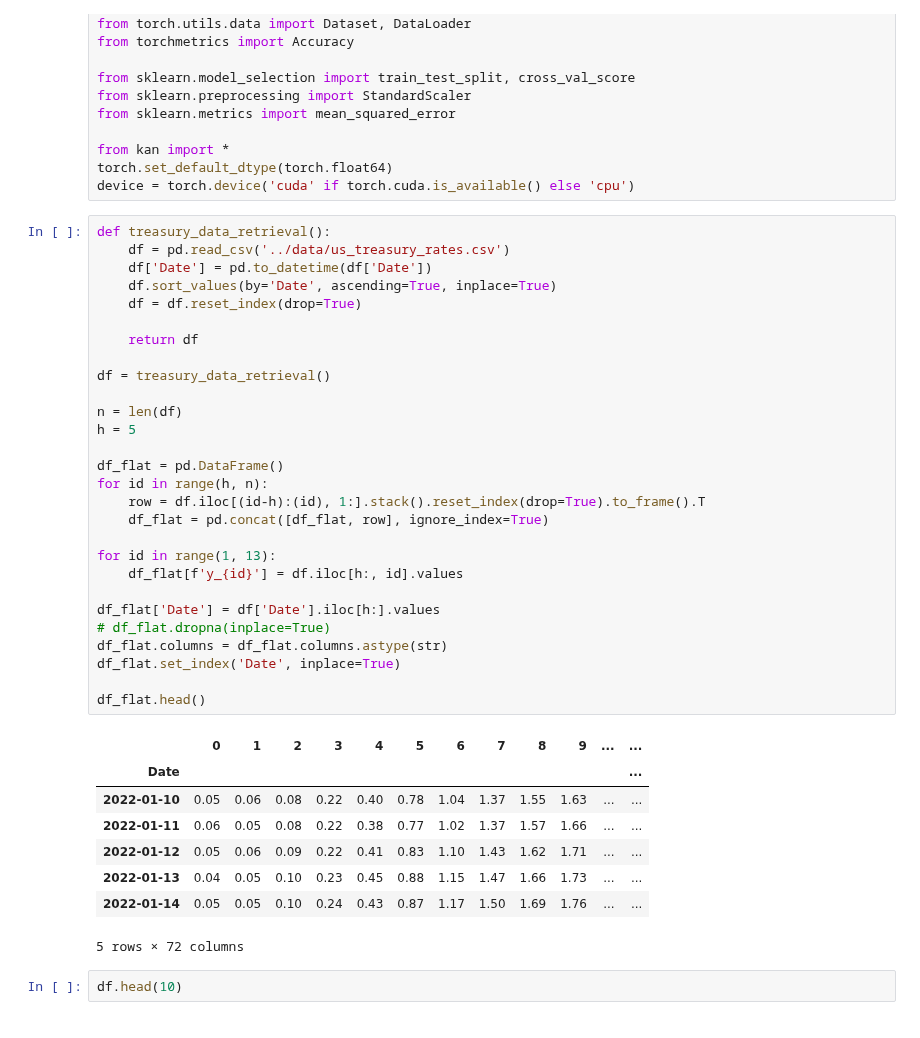
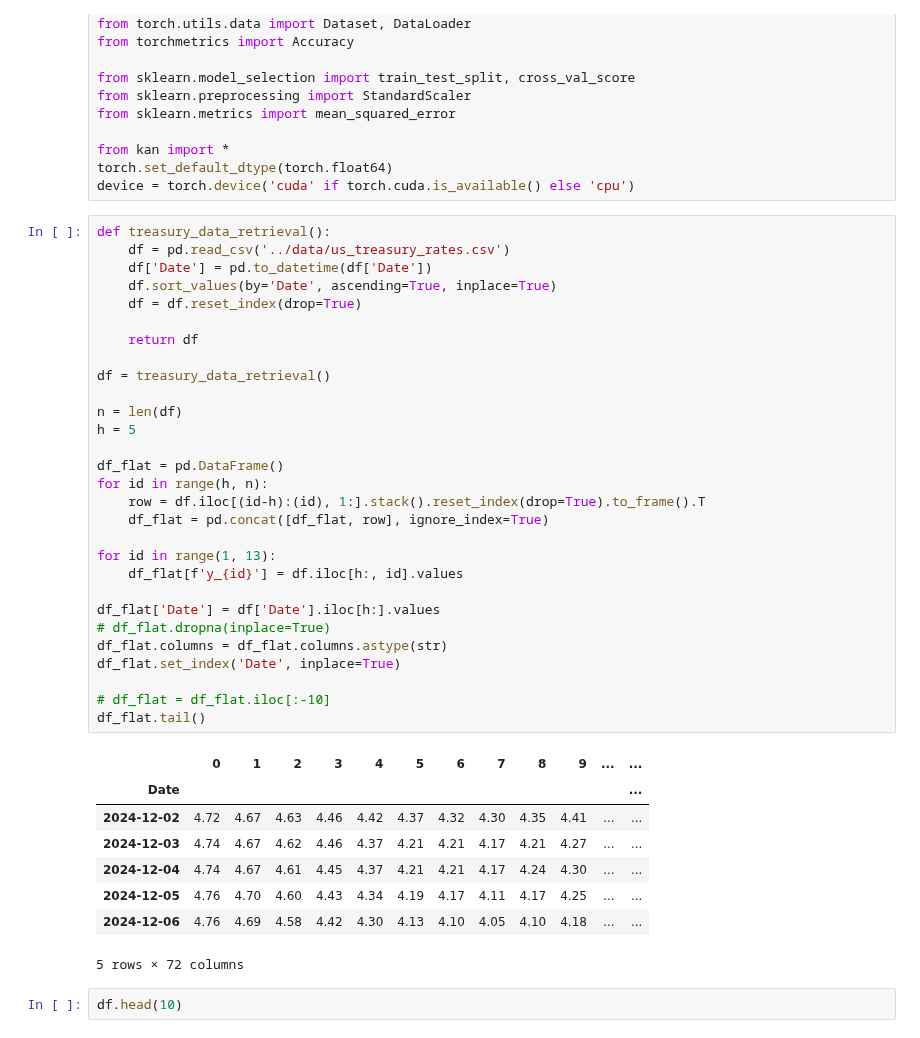
Before and after one commit to QuanPham19/functional-kan, a Jupyter notebook: phase_1/notebooks_treasury/treasury_multi_kan.ipynb, the cells around one changed output. Saved outputs shown, nothing was run; the diff lists cells and outputs as text.

```diff
--- a/phase_1/notebooks_treasury/treasury_multi_kan.ipynb
+++ b/phase_1/notebooks_treasury/treasury_multi_kan.ipynb
@@ -18,39 +18,40 @@ device = torch.device('cuda' if torch.cuda.is_available() else 'cpu')
 # %%
 def treasury_data_retrieval():
     df = pd.read_csv('../data/us_treasury_rates.csv')
     df['Date'] = pd.to_datetime(df['Date'])
     df.sort_values(by='Date', ascending=True, inplace=True)
     df = df.reset_index(drop=True)
 
     return df
 
 df = treasury_data_retrieval()
 
 n = len(df)
 h = 5
 
 df_flat = pd.DataFrame()
 for id in range(h, n):
     row = df.iloc[(id-h):(id), 1:].stack().reset_index(drop=True).to_frame().T
     df_flat = pd.concat([df_flat, row], ignore_index=True)
 
 for id in range(1, 13):
     df_flat[f'y_{id}'] = df.iloc[h:, id].values
 
 df_flat['Date'] = df['Date'].iloc[h:].values
 # df_flat.dropna(inplace=True)
 df_flat.columns = df_flat.columns.astype(str)
 df_flat.set_index('Date', inplace=True)
 
-df_flat.head()
+# df_flat = df_flat.iloc[:-10]
+df_flat.tail()
 # %% [output]
 |  | 0 | 1 | 2 | 3 | 4 | 5 | 6 | 7 | 8 | 9 | ... | ... |
 | Date |  |  |  |  |  |  |  |  |  |  |  | ... |
-| 2022-01-10 | 0.05 | 0.06 | 0.08 | 0.22 | 0.40 | 0.78 | 1.04 | 1.37 | 1.55 | 1.63 | ... | ... |
-| 2022-01-11 | 0.06 | 0.05 | 0.08 | 0.22 | 0.38 | 0.77 | 1.02 | 1.37 | 1.57 | 1.66 | ... | ... |
-| 2022-01-12 | 0.05 | 0.06 | 0.09 | 0.22 | 0.41 | 0.83 | 1.10 | 1.43 | 1.62 | 1.71 | ... | ... |
-| 2022-01-13 | 0.04 | 0.05 | 0.10 | 0.23 | 0.45 | 0.88 | 1.15 | 1.47 | 1.66 | 1.73 | ... | ... |
-| 2022-01-14 | 0.05 | 0.05 | 0.10 | 0.24 | 0.43 | 0.87 | 1.17 | 1.50 | 1.69 | 1.76 | ... | ... |
+| 2024-12-02 | 4.72 | 4.67 | 4.63 | 4.46 | 4.42 | 4.37 | 4.32 | 4.30 | 4.35 | 4.41 | ... | ... |
+| 2024-12-03 | 4.74 | 4.67 | 4.62 | 4.46 | 4.37 | 4.21 | 4.21 | 4.17 | 4.21 | 4.27 | ... | ... |
+| 2024-12-04 | 4.74 | 4.67 | 4.61 | 4.45 | 4.37 | 4.21 | 4.21 | 4.17 | 4.24 | 4.30 | ... | ... |
+| 2024-12-05 | 4.76 | 4.70 | 4.60 | 4.43 | 4.34 | 4.19 | 4.17 | 4.11 | 4.17 | 4.25 | ... | ... |
+| 2024-12-06 | 4.76 | 4.69 | 4.58 | 4.42 | 4.30 | 4.13 | 4.10 | 4.05 | 4.10 | 4.18 | ... | ... |
 5 rows × 72 columns
 # %%
 df.head(10)
```
Also changed, not shown: parts of 2 cells of this notebook, 2 other files.
